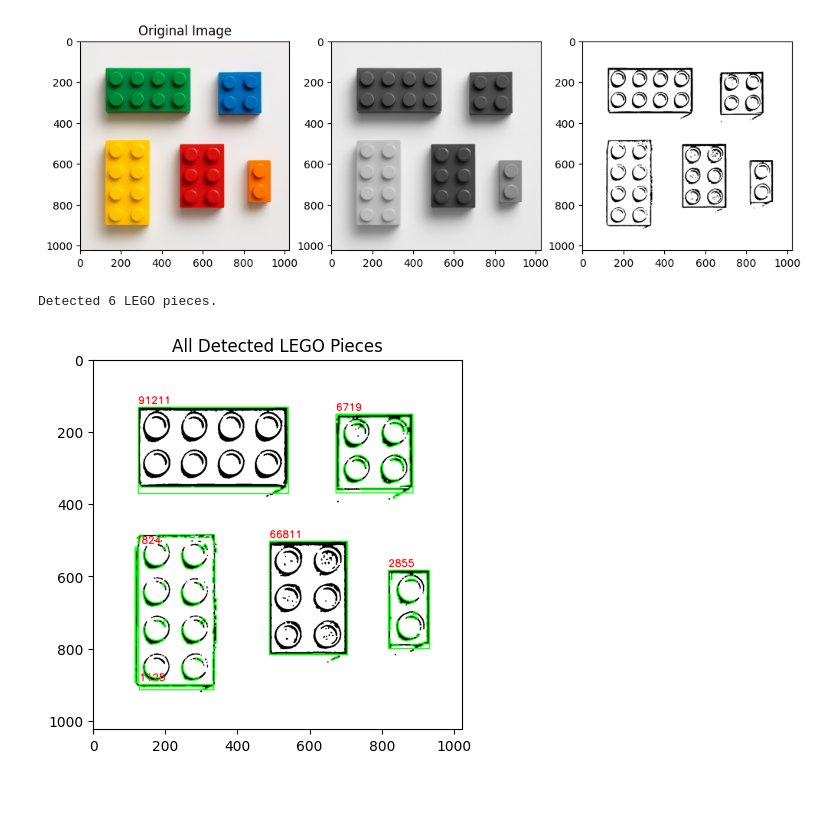
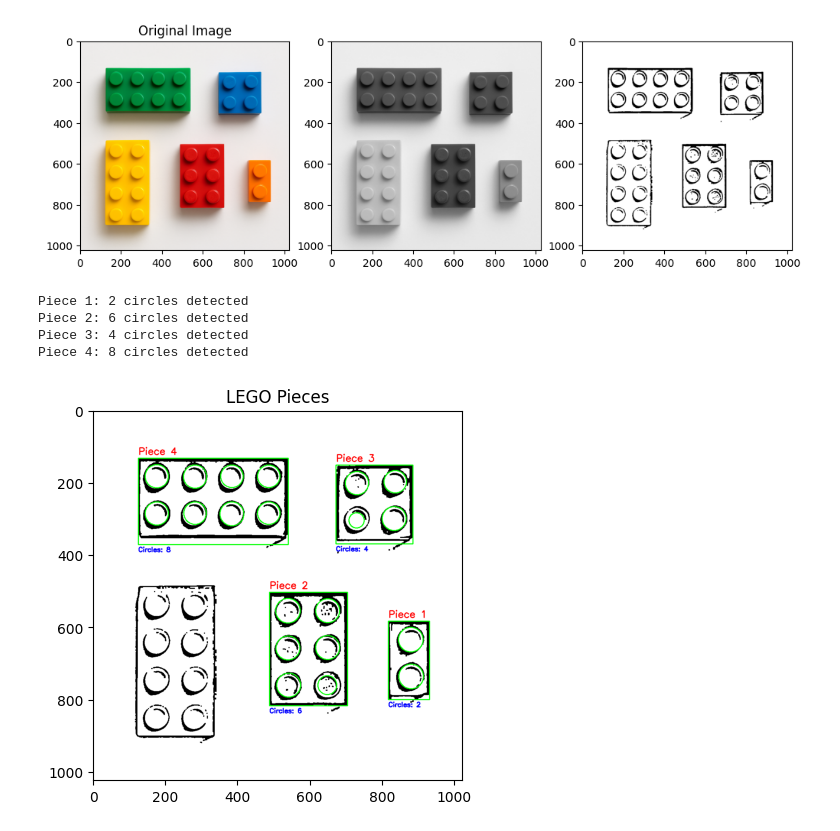
Before and after one commit to lanawalsh/Lego-Fishing, a Jupyter notebook: Lego_Fishing_Project.ipynb, the cells around one changed output. Saved outputs shown, nothing was run; the diff lists cells and outputs as text; code cells hidden in the pictures; blank space fills up the shorter version.

Commit message:
Contouring code working with comments

```diff
--- a/Lego_Fishing_Project.ipynb
+++ b/Lego_Fishing_Project.ipynb
@@ -54,34 +54,77 @@ plt.show()
 # %%
 #test commit :)
 # %%
-#Automatically detect lego pieces
+#Automatically detect lego pieces using countouring
 
+#Threshold to convert pixels less than 100 to 0 and pixels greater than or equal to 100 to 255 then inverting it
 _, thresh = cv2.threshold(B_inverted, 100, 255, cv2.THRESH_BINARY_INV)
 
+#This is used to clean the image before contouring it
 k = np.ones((5,5), np.uint8)
 thresh = cv2.morphologyEx(thresh, cv2.MORPH_CLOSE, k)
 thresh = cv2.morphologyEx(thresh, cv2.MORPH_OPEN, k)
 
 contours, hierarchy = cv2.findContours(thresh, cv2.RETR_EXTERNAL, cv2.CHAIN_APPROX_SIMPLE)
 
 output = cv2.cvtColor(B_inverted, cv2.COLOR_GRAY2BGR)
+piece_count = 0
+filtered_contour = []
 
-filtered_contour = []
+#This loops through each lego piece that it was able to contour
 for c in contours:
-    area = cv2.contourArea(c)
-    if area > 1000:
+    area = cv2.contourArea(c) #Computes area in pixels of contour
+    #This filters out small contours (noise)
+    if area > 2000:
         filtered_contour.append(c)
         x, y, w, h = cv2.boundingRect(c)
-        cv2.rectangle(output, (x,y), (x+w, y+h), (0,255,0), 2)
-        cv2.putText(output, f"{int(area)}", (x, y - 10), cv2.FONT_HERSHEY_SIMPLEX, 0.9, (0, 0, 255), 2)
+        piece_count += 1
 
-print(f"Detected {len(filtered_contour)} LEGO pieces.")
+        #This creates a bounding box around the lego piece
+        cv2.rectangle(output, (x,y), (x+w, y+h), (0,255,0), 2) #green rectangle
+        cv2.putText(output, f"Piece {piece_count}", (x, y - 10), cv2.FONT_HERSHEY_SIMPLEX, 0.9, (0, 0, 255), 2) #puts a label on the image of the piece number
 
-cv2.drawContours(output, contours, -1, (0,255,0), 2)
+        #Crops the grayscale image so that it can count the number of circles on a specific piece
+        lego_piece = I_gray[y:y+h, x:x+w]
+
+        #Cleans the lego piece to reduce noise and improve contrast
+        C_cleaned = cv2.medianBlur(lego_piece, 5)
+        C_cleaned = cv2.equalizeHist(C_cleaned)
+
+        #This detects circular shapes in the cropped piece
+        circles = cv2.HoughCircles(
+            C_cleaned,
+            cv2.HOUGH_GRADIENT,
+            dp=1.2,
+            minDist=100,
+            param1=100,
+            param2=40,
+            minRadius=10,
+            maxRadius=60
+        )
+
+        #Checks if any circles were found or not
+        if circles is not None:
+            circles = np.uint16(np.around(circles))
+            count = circles.shape[1] #counts the number or circles in the piece
+            print(f"Piece {piece_count}: {count} circles detected")
+
+            #Loops through each circle
+            for (cx, cy, r) in circles[0, :]:
+                cv2.circle(output, (x + cx, y + cy), r, (0, 255, 0), 2) # draws the circle in green
+
+            #Writes text to count number of circles on that specific piece
+            cv2.putText(output, f"Circles: {count}", (x, y + h + 20), cv2.FONT_HERSHEY_SIMPLEX, 0.6, (255, 0, 0), 2)
+        else:
+            print(f"Piece {piece_count}: No circles detected")
+
+# cv2.drawContours(output, contours, -1, (0,255,0), 2)
 
 plt.imshow(cv2.cvtColor(output, cv2.COLOR_BGR2RGB))
-plt.title("All Detected LEGO Pieces")
+plt.title("LEGO Pieces")
 plt.show()
 # %% [output]
-Detected 6 LEGO pieces.
+Piece 1: 2 circles detected
+Piece 2: 6 circles detected
+Piece 3: 4 circles detected
+Piece 4: 8 circles detected
-[figure, old version]
+[figure, new version]
```
Also changed, not shown: parts of 1 cell of this notebook.
